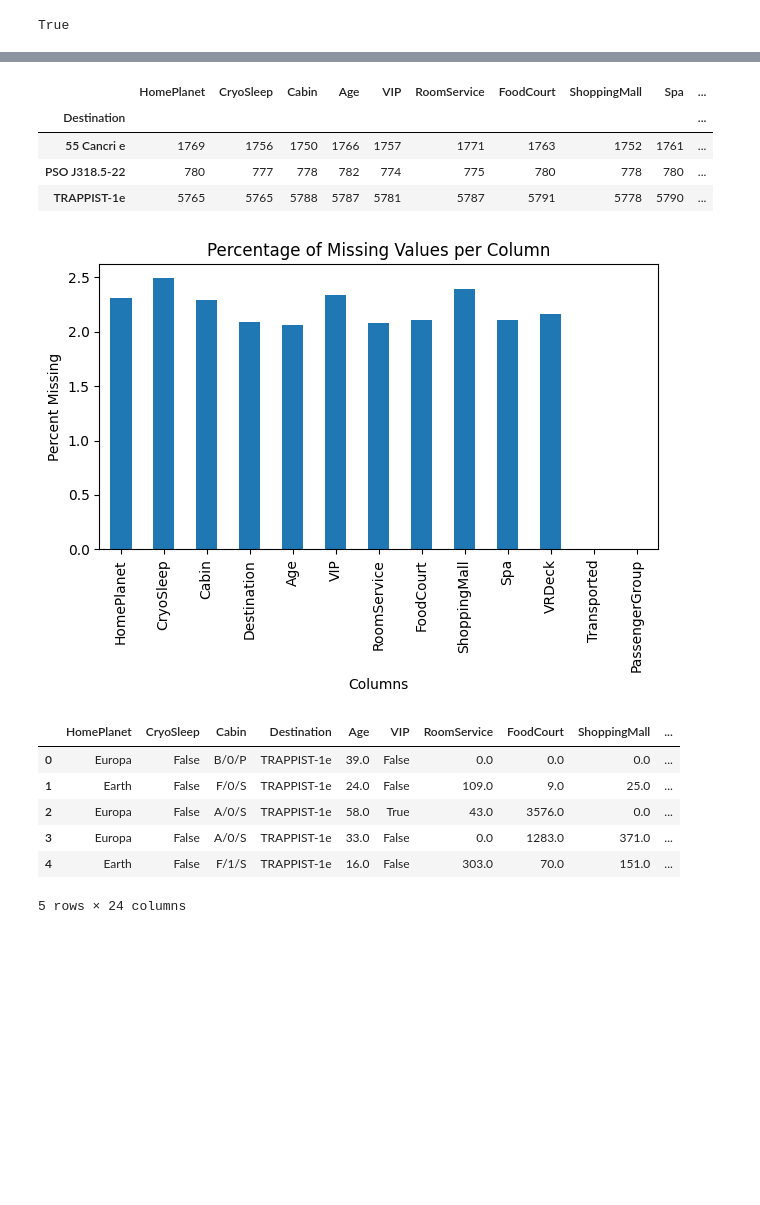
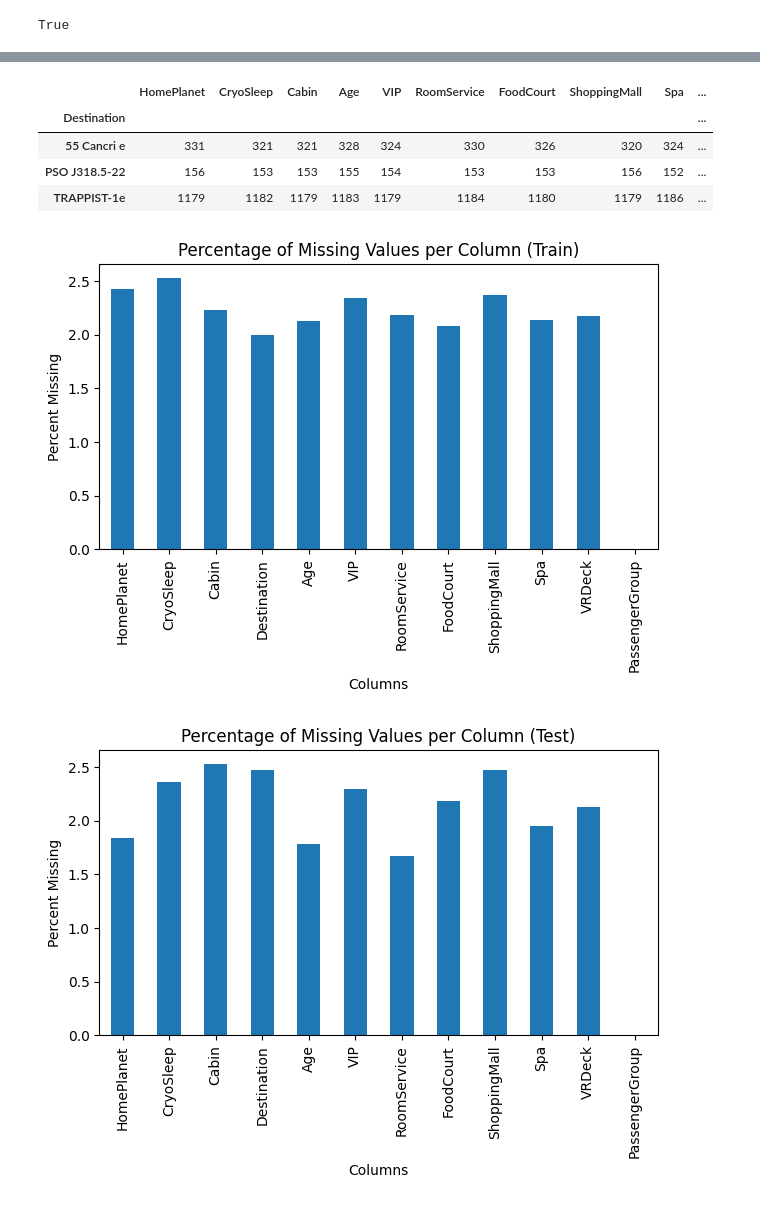
Before and after one commit to ryaltic/Spaceship-Titanic, a Jupyter notebook: Spaceship_Titanic.ipynb, the cells around one changed output, grey strips where cells are left out. Cells and saved outputs as stored; diff of their text form; code cells hidden in the pictures; blank space fills up the shorter version.

```diff
--- a/Spaceship_Titanic.ipynb
+++ b/Spaceship_Titanic.ipynb
@@ -41,8 +41,3 @@ df.head(n=10)
 df['PassengerId'].is_unique
 # %% [output]
 True
-# %%
-# Could create a variable to group people together in the same group by keeping only the first 4 characters
-df['PassengerGroup'] = df['PassengerId'].str[:4]
-df.drop(columns=['PassengerId'], inplace=True)
-df.head()
@@ -56 +57,12 @@ df.head()
+# %%
+def add_passenger_group(df):
+    df = df.copy()
+
+    df['PassengerGroup'] = df['PassengerId'].str[:4]
+    df = df.drop(columns=['PassengerId'])
+
+    return df
+
+X_train = add_passenger_group(X_train)
+X_test  = add_passenger_group(X_test)
 # %%
@@ -100,5 +87,8 @@ df[df['Name'].isin(dupe_names)].sort_values('Name')
 # %%
-df.drop(columns=['Name'], inplace=True)
-df.head()
+X_train.drop(columns=['Name'], inplace=True)
+X_train.head()
+
+X_test.drop(columns=['Name'], inplace=True)
+X_test.head()
 # %% [output]
 |  | HomePlanet | CryoSleep | Cabin | Destination | Age | VIP | RoomService | FoodCourt | ShoppingMall | ... |
@@ -118,42 +109,27 @@ df.groupby('HomePlanet').count()
 # %%
-df.groupby('Destination').count()
+X_train.groupby('Destination').count()
+X_test.groupby('Destination').count()
 # %% [output]
 |  | HomePlanet | CryoSleep | Cabin | Age | VIP | RoomService | FoodCourt | ShoppingMall | Spa | ... |
 | Destination |  |  |  |  |  |  |  |  |  | ... |
-| 55 Cancri e | 1769 | 1756 | 1750 | 1766 | 1757 | 1771 | 1763 | 1752 | 1761 | ... |
-| PSO J318.5-22 | 780 | 777 | 778 | 782 | 774 | 775 | 780 | 778 | 780 | ... |
-| TRAPPIST-1e | 5765 | 5765 | 5788 | 5787 | 5781 | 5787 | 5791 | 5778 | 5790 | ... |
+| 55 Cancri e | 331 | 321 | 321 | 328 | 324 | 330 | 326 | 320 | 324 | ... |
+| PSO J318.5-22 | 156 | 153 | 153 | 155 | 154 | 153 | 153 | 156 | 152 | ... |
+| TRAPPIST-1e | 1179 | 1182 | 1179 | 1183 | 1179 | 1184 | 1180 | 1179 | 1186 | ... |
 # %%
 import matplotlib.pyplot as plt
 
-missing_pct = df.isna().mean() * 100
+def plot_missing_percentages(df, title_suffix=""):
+    missing_pct = df.isna().mean() * 100
 
-missing_pct.plot(kind='bar')
-plt.title("Percentage of Missing Values per Column")
-plt.ylabel("Percent Missing")
-plt.xlabel("Columns")
-plt.tight_layout()
-plt.show()
+    missing_pct.plot(kind='bar')
+    plt.title(f"Percentage of Missing Values per Column {title_suffix}")
+    plt.ylabel("Percent Missing")
+    plt.xlabel("Columns")
+    plt.tight_layout()
+    plt.show()
+
+plot_missing_percentages(X_train, "(Train)")
+plot_missing_percentages(X_test, "(Test)")
 # %% [output]
-[figure, old version]
+[figure, new version]
+[figure, added]
-# %%
-df['HomePlanet_Missing'] = df['HomePlanet'].isna().astype(int)
-df['CryoSleep_Missing'] = df['CryoSleep'].isna().astype(int)
-df['Cabin_Missing'] = df['Cabin'].isna().astype(int)
-df['Destination_Missing'] = df['Destination'].isna().astype(int)
-df['Age_Missing'] = df['Age'].isna().astype(int)
-df['VIP_Missing'] = df['VIP'].isna().astype(int)
-df['RoomService_Missing'] = df['RoomService'].isna().astype(int)
-df['FoodCourt_Missing'] = df['FoodCourt'].isna().astype(int)
-df['ShoppingMall_Missing'] = df['ShoppingMall'].isna().astype(int)
-df['Spa_Missing'] = df['Spa'].isna().astype(int)
-df['VRDeck_Missing'] = df['VRDeck'].isna().astype(int)
-df.head()
-# %% [output]
-|  | HomePlanet | CryoSleep | Cabin | Destination | Age | VIP | RoomService | FoodCourt | ShoppingMall | ... |
-| 0 | Europa | False | B/0/P | TRAPPIST-1e | 39.0 | False | 0.0 | 0.0 | 0.0 | ... |
-| 1 | Earth | False | F/0/S | TRAPPIST-1e | 24.0 | False | 109.0 | 9.0 | 25.0 | ... |
-| 2 | Europa | False | A/0/S | TRAPPIST-1e | 58.0 | True | 43.0 | 3576.0 | 0.0 | ... |
-| 3 | Europa | False | A/0/S | TRAPPIST-1e | 33.0 | False | 0.0 | 1283.0 | 371.0 | ... |
-| 4 | Earth | False | F/1/S | TRAPPIST-1e | 16.0 | False | 303.0 | 70.0 | 151.0 | ... |
-5 rows × 24 columns
```
Also changed, not shown: parts of 22 cells of this notebook.
